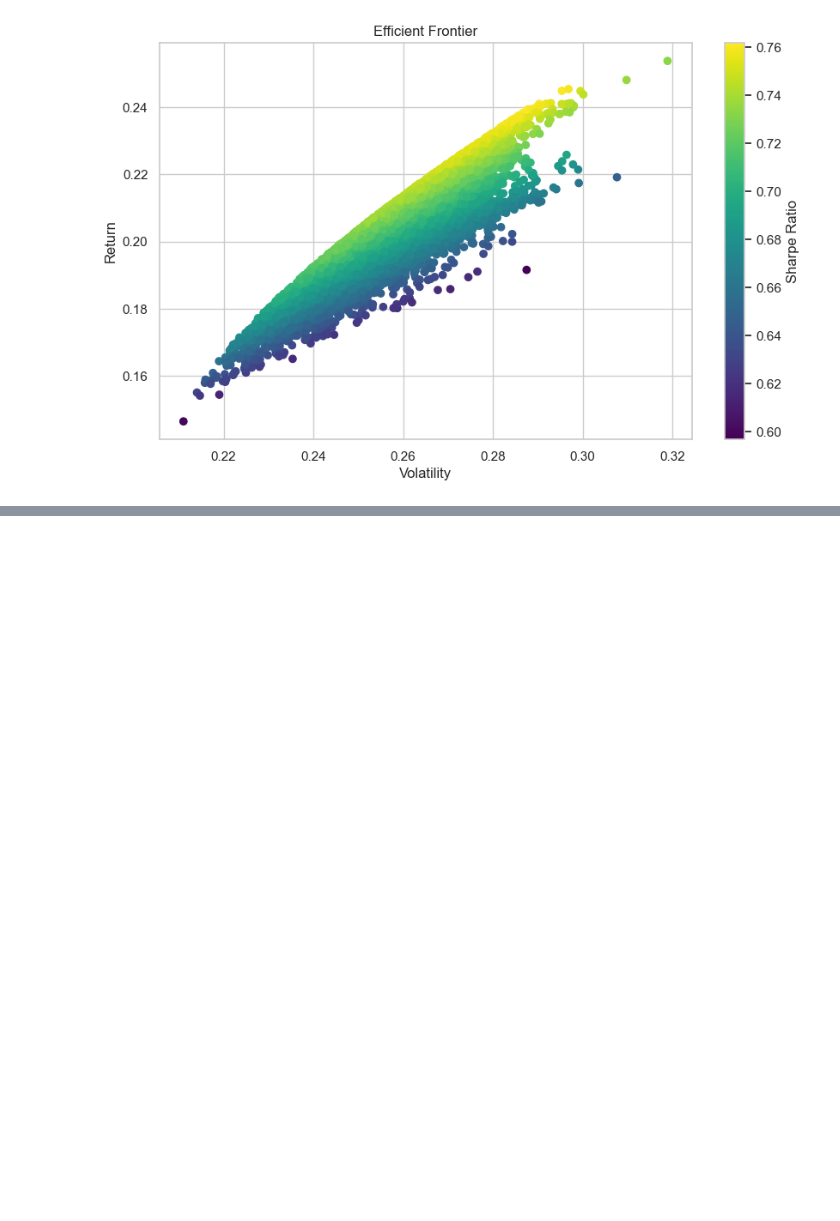
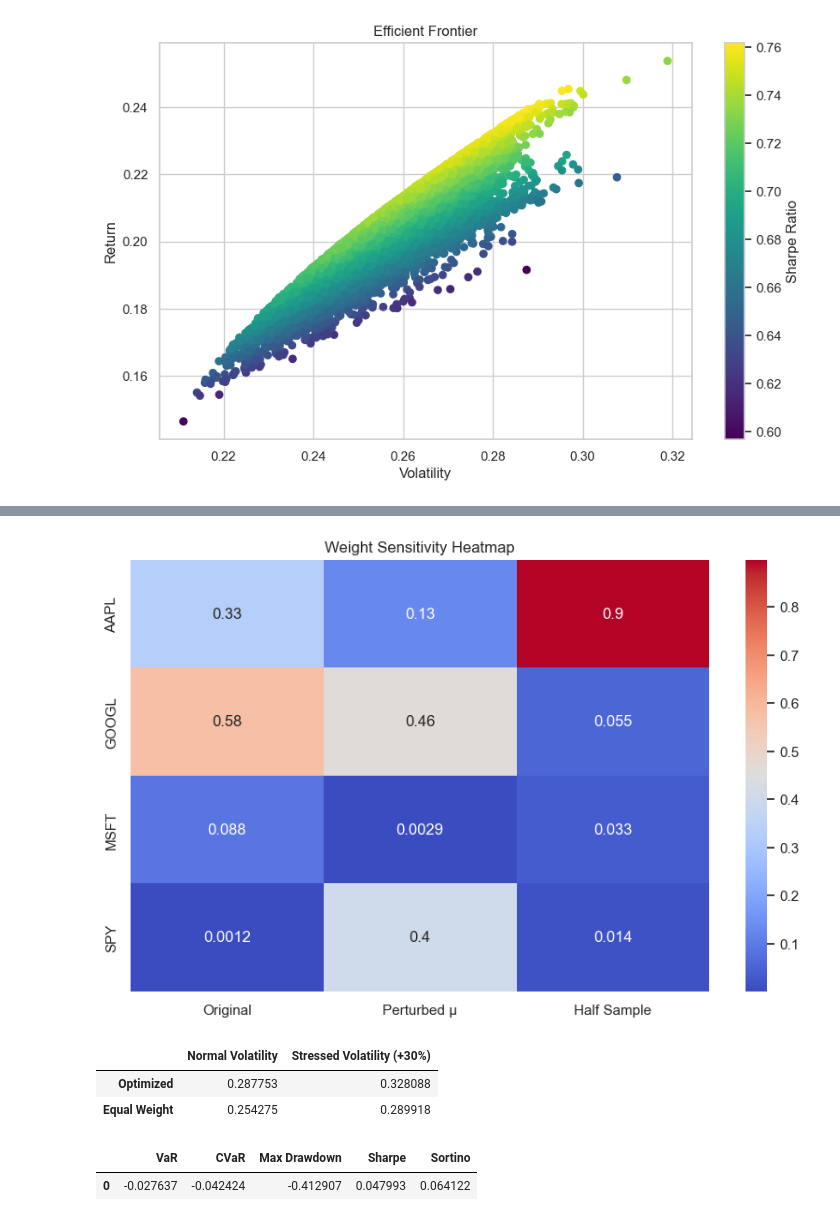
Before and after one commit to KartikMehra22/monte-carlo-portfolio-optimization, a Jupyter notebook: notebooks/portfolio_optimization.ipynb, the cells around one changed output, grey strips where cells are left out. Drawn from its saved outputs; the diff is of its cells as text; code cells hidden in the pictures; blank space fills up the shorter version.

Commit message:
Finalized

```diff
--- a/notebooks/portfolio_optimization.ipynb
+++ b/notebooks/portfolio_optimization.ipynb
@@ -770,0 +788,30 @@ plt.show()
+# %%
+# senstivity heatmap
+import seaborn as sns
+
+plt.figure(figsize=(10,6))
+sns.heatmap(weights_comparison, annot=True, cmap="coolwarm")
+plt.title("Weight Sensitivity Heatmap")
+plt.show()
+# %% [output]
+[figure, added]
+# %%
+stress_df
+volatility_comparison
+# %% [output]
+|  | Normal Volatility | Stressed Volatility (+30%) |
+| Optimized | 0.287753 | 0.328088 |
+| Equal Weight | 0.254275 | 0.289918 |
+# %%
+final_metrics = pd.DataFrame({
+    "VaR": [VaR],
+    "CVaR": [CVaR],
+    "Max Drawdown": [max_drawdown],
+    "Sharpe": [sharpe_ratio],
+    "Sortino": [sortino_ratio]
+})
+
+final_metrics
+# %% [output]
+|  | VaR | CVaR | Max Drawdown | Sharpe | Sortino |
+| 0 | -0.027637 | -0.042424 | -0.412907 | 0.047993 | 0.064122 |
```
Also changed, not shown: parts of 3 cells of this notebook.
